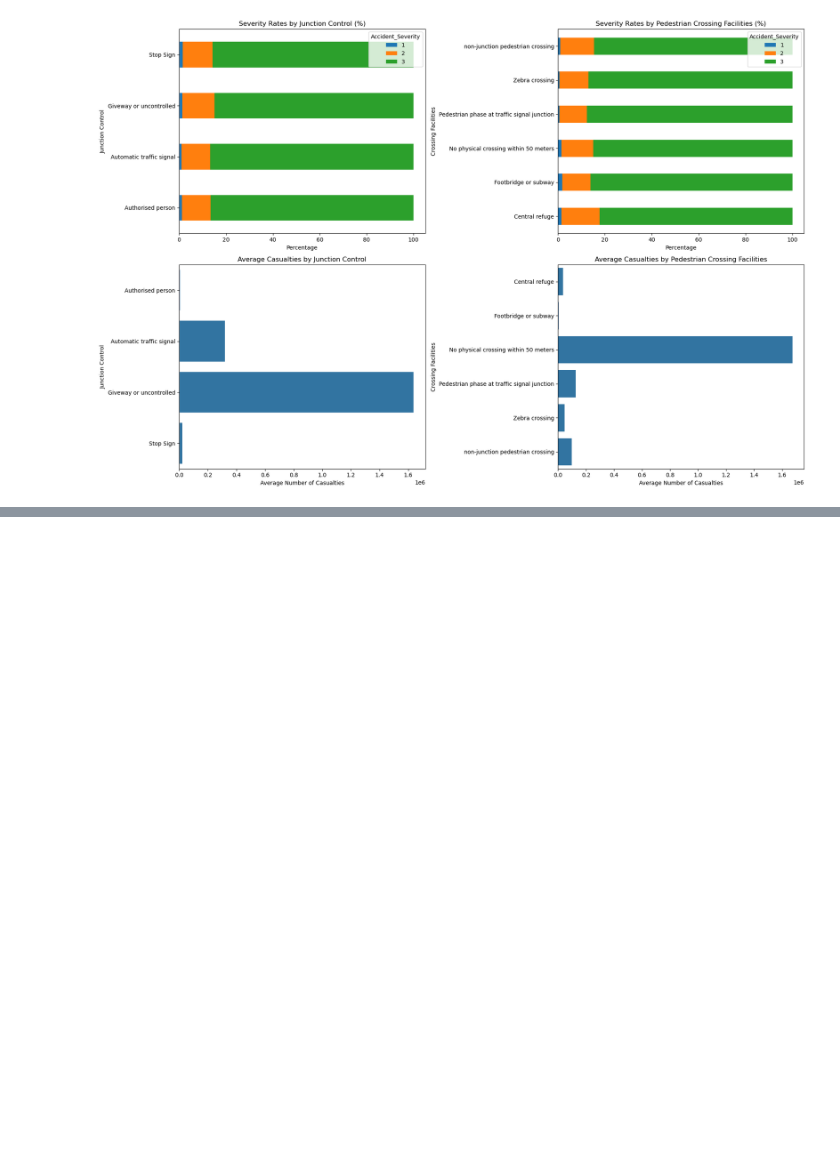
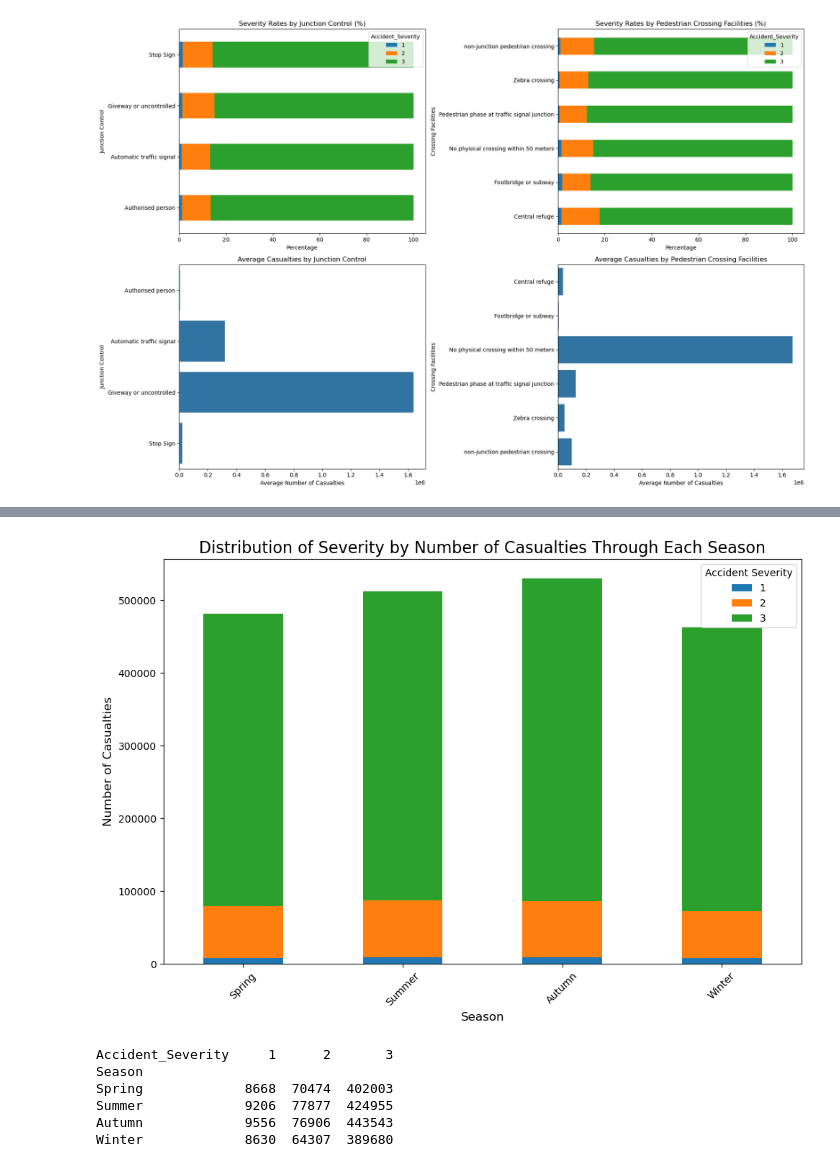
Before and after one commit to KenyaWashed/Road_Accident_Analysis, a Jupyter notebook: Question.ipynb, the cells around one changed output, grey strips where cells are left out. Saved outputs shown, nothing was run; the diff lists cells and outputs as text; code cells hidden in the pictures; blank space fills up the shorter version.

```diff
--- a/Question.ipynb
+++ b/Question.ipynb
@@ -303,0 +384,21 @@ plt.show()
+# %%
+severity_by_season = road_df.groupby(['Season', 'Accident_Severity'])['Number_of_Casualties'].sum().unstack(fill_value=0).reindex(season_order)
+
+severity_by_season.plot(kind='bar', stacked=True, figsize=(10, 7))
+plt.title('Distribution of Severity by Number of Casualties Through Each Season', fontsize=16)
+plt.xlabel('Season', fontsize=12)
+plt.ylabel('Number of Casualties', fontsize=12)
+plt.legend(title='Accident Severity')
+plt.xticks(rotation=45)
+plt.tight_layout()
+plt.show()
+
+print(severity_by_season)
+# %% [output]
+[figure, added]
+Accident_Severity     1      2       3
+Season
+Spring             8668  70474  402003
+Summer             9206  77877  424955
+Autumn             9556  76906  443543
+Winter             8630  64307  389680
```
Also changed, not shown: parts of 26 cells of this notebook.
